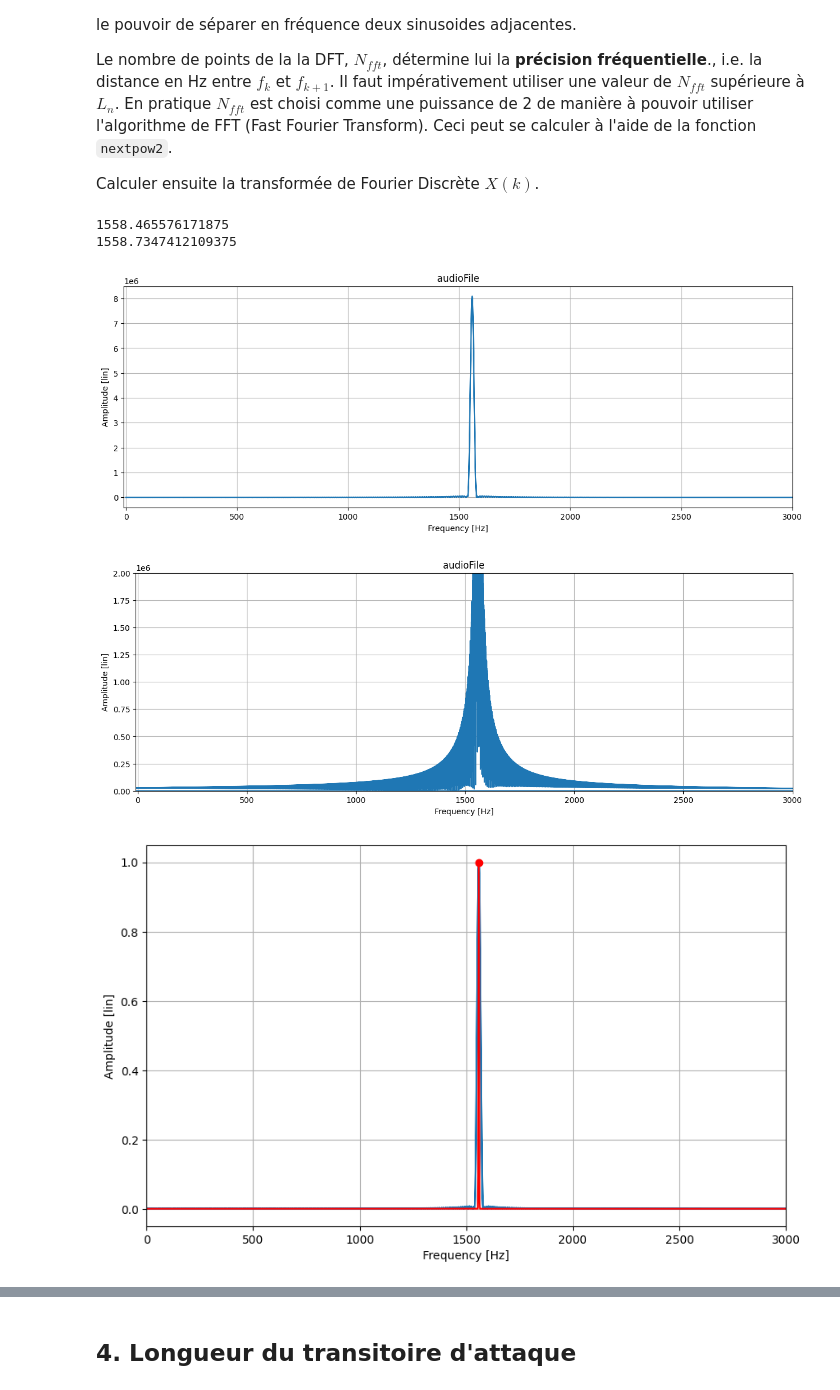
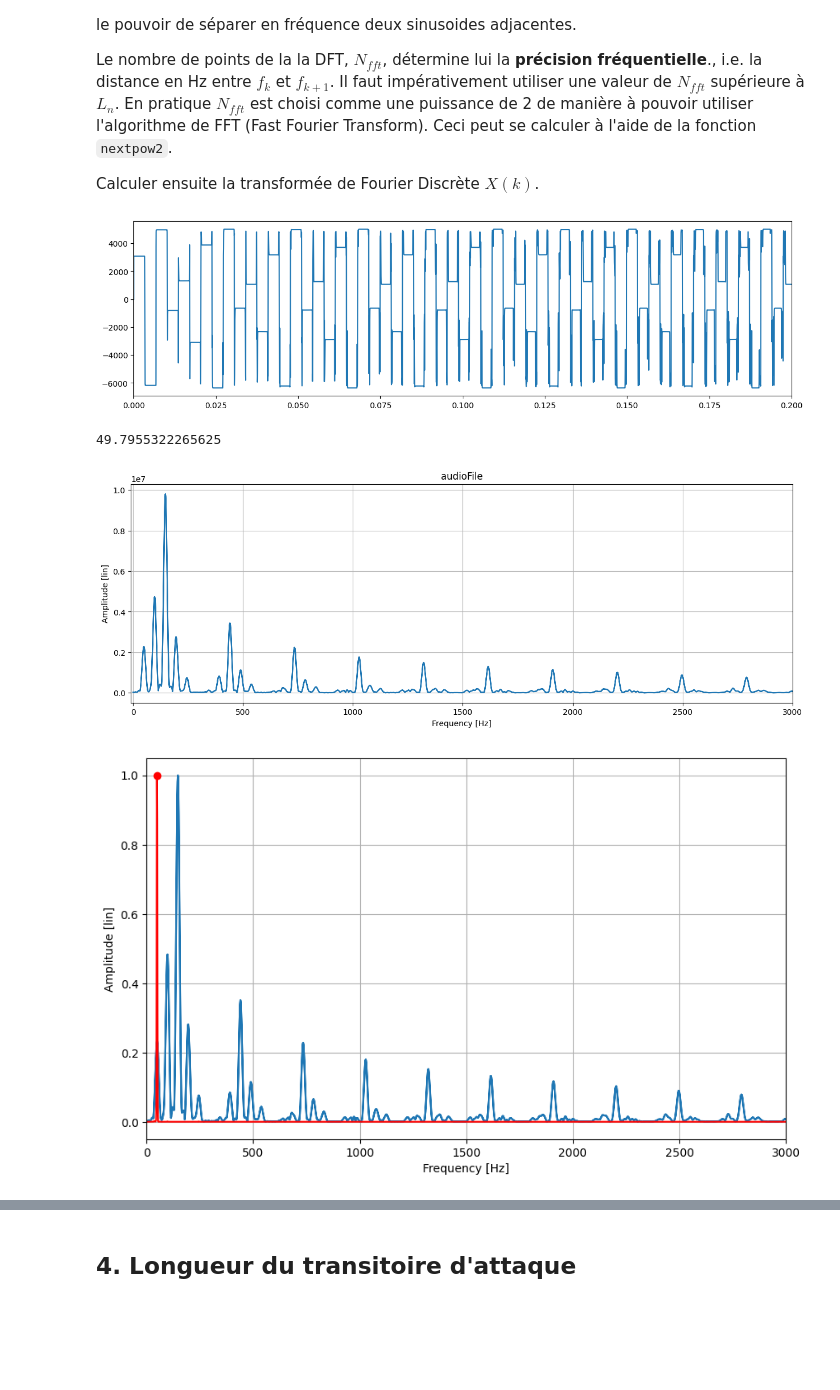
Before and after one commit to BaptisteHi/PAM-Virtual-Instrument, a Jupyter notebook: descripteurs.ipynb, the cells around one changed output, grey strips where cells are left out. Cells and saved outputs as stored; diff of their text form; code cells hidden in the pictures; blank space fills up the shorter version.

```diff
--- a/descripteurs.ipynb
+++ b/descripteurs.ipynb
@@ -426,7 +305,7 @@ class LatinSquare :
 gamma = np.linspace(0,1,1000)
 zeta = np.linspace(0,1,1000)
 
-n_data = 100
+n_data = 500
 carre_latin = LatinSquare(n_data, u = len(gamma))
 indexes = carre_latin.indices()
 
@@ -444,20 +323,22 @@ def simulation(T_sec, delta_t, gamma, zeta, ret_time=False): #Remise en forme po
 # %%
 def descripteur_son(P) :
     N = len(P)
-    N_tiers = N % 3
+    N_tiers = N // 3
     P_tiers = P[2*N_tiers:]
     return np.mean(P_tiers)
 
-def classifieur_son(D_son, eps1) :
+def classifieur_son(D_son, eps1 = 10**(-0.05)) :
     c = 0 # classe du son, 0 si régime statique ou 1 si régime oscillant
     if D_son > eps1 :
         c = 1
     return c
 # %%
 D_son = np.zeros(len(indexes))
+C_son = np.zeros(len(indexes))
 
 for i, index in enumerate(indexes):
     print("epoch :", i + 1, "/", n_data)
     P = simulation(T_sec, delta_t, gamma[index[0]],zeta[index[1]])
     D_son[i] = descripteur_son(P)
+    C_son[i] = classifieur_son(D_son[i])
 # %% [output]
@@ -712,8 +607,15 @@ Il faut impérativement utiliser une valeur de $N_{fft}$ supérieure à $L_n$. E
 Calculer ensuite la transformée de Fourier Discrète $X(k)$.
 # %%
 # Test du code sur des signaux de pression
+gamma_test = 0.48
+zeta_test = 0.9
+P_test = simulation(T_sec, delta_t, gamma_test, zeta_test)
 
-fs = 1/delta_t
+fs = 44100*2
+plt.figure(figsize = (15, 4))
+plt.plot(np.arange(len(P_test))/fs, P_test)
+plt.xlim((0,0.2))
+plt.show()
 
 def F_plot1(x_v, y_v, labelX, labelY):
     plt.plot(x_v, y_v)
@@ -769,15 +671,7 @@ L_sec = 0.1
 L_n = int(L_sec*fs)
 Nfft = 4*nextpow2(L_n)
 
-fftFreq_hz_v, fftAmpl_v = F_getSpectreFromAudio(P, L_n, Nfft, fs, "audioFile")
-
-spec_P = np.fft.fft(P, n = 5*Nfft)
-freq = np.fft.fftfreq(5*Nfft)
-plt.figure(figsize=(15, 5))
-F_plot1(freq*fs, np.abs(spec_P), 'Frequency [Hz]', 'Amplitude [lin]')
-plt.xlim((-10,3000))
-plt.ylim((-10, 2e6))
-plt.title("audioFile")
+fftFreq_hz_v, fftAmpl_v = F_getSpectreFromAudio(P_test, L_n, Nfft, fs, "audioFile")
 
 def F_getF0FromSpectre(fftFreq_hz_v, fftAmpl_v, H, fmin_hz, fmax_hz, Nfft, sr_hz, display = True):
     """
@@ -794,37 +688,34 @@ def F_getF0FromSpectre(fftFreq_hz_v, fftAmpl_v, H, fmin_hz, fmax_hz, Nfft, sr_hz
         - spAmpl_v: vector containing the SpectralProduct amplitudes
         - f0_hz: estimated F0 in Hz
     """
 
     if do_student:
         R = int(Nfft/(2*H) + 1)
         spAmpl_v = np.ones(R)
         spFreq_hz_v = fftFreq_hz_v[:R]
         for h in range(H) :
           X = fftAmpl_v[::h+1]
           spAmpl_v = spAmpl_v*X[:R]
         Nmin = int(fmin_hz*Nfft/sr_hz)
         Nmax = min(R,int(fmax_hz*Nfft/sr_hz))
         i_max = np.argmax(spAmpl_v[Nmin:Nmax]) + Nmin
         f0_hz = spFreq_hz_v[i_max]
 
     # +++++++++++++++++++++++++++++++
     if display :
         plt.figure(figsize=(10,6))
         F_plot1(fftFreq_hz_v, fftAmpl_v/np.max(fftAmpl_v), 'Frequency [Hz]', 'Amplitude [lin]')
         plt.plot(spFreq_hz_v, spAmpl_v/np.max(spAmpl_v), 'r')
         plt.xlim((0,3000))
         plt.plot(f0_hz, 1, 'ro')
     # +++++++++++++++++++++++++++++++
 
     return spFreq_hz_v, spAmpl_v, f0_hz
 
 spFreq_hz_v, spAmpl_v, f0_hz = F_getF0FromSpectre(fftFreq_hz_v, fftAmpl_v, 4, 50, 6000, Nfft, fs)
 print(f0_hz)
-spFreq_hz_v, spAmpl_v, f0_hz = F_getF0FromSpectre(freq*fs, np.abs(spec_P), 4, 50, 6000, 5*Nfft, fs)
-print(f0_hz)
 # %% [output]
+[figure, new version]
-1558.465576171875
-1558.7347412109375
+49.7955322265625
-[figure, old version]
-[figure, old version]
+[figure, new version]
-[figure, old version]
+[figure, new version]
```
Also changed, not shown: parts of 12 cells of this notebook.
